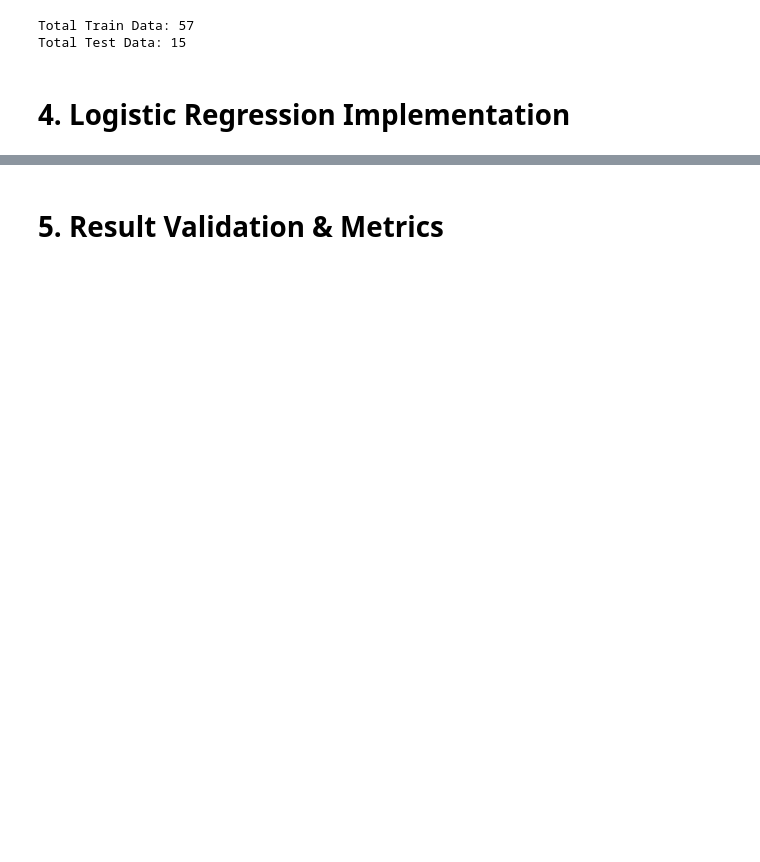
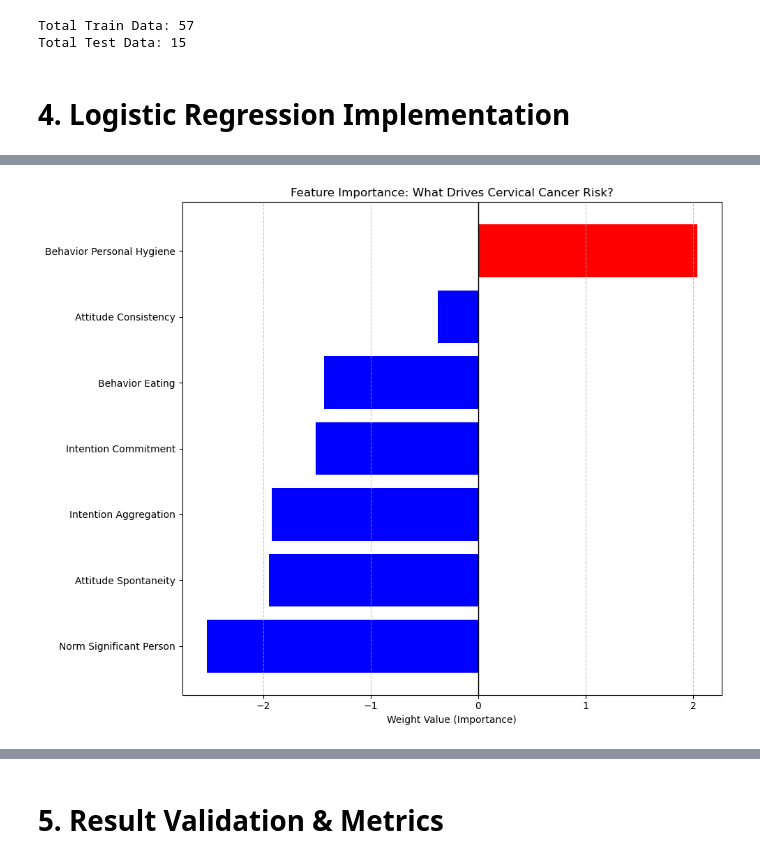
Before and after one commit to AkioAfif/ML-Cervical-Cancer-Prediction, a Jupyter notebook: Cervical_Cancer_Prediction.ipynb, the cells around one changed output, grey strips where cells are left out. Saved outputs shown, nothing was run; the diff lists cells and outputs as text; code cells hidden in the pictures; blank space fills up the shorter version.

```diff
--- a/Cervical_Cancer_Prediction.ipynb
+++ b/Cervical_Cancer_Prediction.ipynb
@@ -93,9 +125,9 @@ dtype: int64
 # %%
 # Data Splitting (Training 80% & Testing 20%)
-X_array = X_normalized.values
+X_array = X_pruned.values
 y_array = y.values
 
-np.random.seed(42)
+np.random.seed(52)
 shuffled_indices = np.random.permutation(len(X_array))
 X_shuffled = X_array[shuffled_indices]
 y_shuffled = y_array[shuffled_indices]
@@ -114,7 +146,7 @@ Total Test Data: 15
 # 4. Logistic Regression Implementation
 # %%
 class CustomLogisticRegression:
-    def __init__(self, learning_rate=0.01, epochs=1000):
+    def __init__(self, learning_rate=0.1, epochs=1000):
         self.learning_rate = learning_rate
         self.epochs = epochs
         self.weights = None
@@ -124,6 +156,7 @@ class CustomLogisticRegression:
     def sigmoid(self, z):
         z = np.clip(z, -250, 250)
         return 1 / (1 + np.exp(-z))
+
 
     def fit(self, X, y):
         n_samples, n_features = X.shape
@@ -158,19 +191,97 @@ class CustomLogisticRegression:
         linear_model = np.dot(X, self.weights) + self.bias
         return self.sigmoid(linear_model)
 
+    import math
+
+    def compute_loss(y_true, y_pred_probs):
+        n = len(y_true)
+        epsilon = 1e-15 # Biar nggak error log(0)
+        loss = 0
+        for i in range(n):
+            # Rumus Binary Cross-Entropy
+            p = max(epsilon, min(1 - epsilon, y_pred_probs[i]))
+            loss += -(y_true[i] * np.log(p) + (1 - y_true[i]) * np.log(1 - p))
+        return loss / n
+
     def predict(self, X, threshold=0.5):
         y_predicted = self.predict_probabilities(X)
         return np.array([1 if i > threshold else 0 for i in y_predicted])
 # %%
 # Training Model
-model = CustomLogisticRegression(learning_rate=0.1, epochs=2000)
+# --- Kodingan Versi Bersih ---
 
+model = CustomLogisticRegression(learning_rate=0.1, epochs=1000)
+
+# Cukup panggil fit SATU KALI
 model.fit(X_train, y_train)
 
+# Ambil hasil prediksi
 y_pred = model.predict(X_test)
 
+# Ambil history loss dari dalam model untuk di-plot
+history_loss = model.loss_history
+
+print("Training Process Finished")
 print("Training Process Finished ")
 print("Model Guess Result on Testing Data:", y_pred)
 print("Original Answer from Testing Data  :", y_test)
+print("Model loss history (every 100 epochs):", model.loss_history)
+feature_names = ["Behavior Eating", "Behavior Personal Hygiene", "Intention Aggregation",
+    "Intention Commitment", "Attitude Consistency", "Attitude Spontaneity",
+    "Norm Significant Person", "Norm Fulfillment", "Perception Vulnerability",
+    "Perception Severity", "Motivation Strength", "Motivation Willingness",
+    "Social Support Emotionality", "Social Support Appreciation",
+    "Social Support Instrumental", "Empowerment Knowledge",
+    "Empowerment Abilities", "Empowerment Desires"] # Sesuaikan urutannya
+for name, w in zip(feature_names, model.weights):
+    print(f"{name}: {w:.4f}")
+
+# 1. Gabungkan nama fitur dengan bobotnya
+feature_importance = list(zip(feature_names, model.weights))
+
+# 2. Urutkan berdasarkan nilai bobot (dari terkecil ke terbesar)
+feature_importance.sort(key=lambda x: x[1])
+
+names = [f[0] for f in feature_importance]
+weights = [f[1] for f in feature_importance]
+
+# 3. Plotting Horizontal Bar Chart
+plt.figure(figsize=(10, 8))
+colors = ['red' if w > 0 else 'blue' for w in weights] # Merah buat risiko, Biru buat pelindung
+plt.barh(names, weights, color=colors)
+
+plt.axvline(x=0, color='black', linestyle='-', linewidth=1) # Garis tengah
+plt.xlabel('Weight Value (Importance)')
+plt.title('Feature Importance: What Drives Cervical Cancer Risk?')
+plt.grid(axis='x', linestyle='--', alpha=0.7)
+
+plt.tight_layout()
+plt.show()
+
+#Plotting
+z_values = []
+probabilities = []
+
+for i in range(len(X_test)):
+    # Hitung z = w.x + b
+    z = sum(X_test[i][j] * model.weights[j] for j in range(len(model.weights))) + model.bias
+    z_values.append(z)
+    probabilities.append(1 / (1 + np.exp(-z)))
+
+x_curve = np.linspace(min(z_values)-2, max(z_values)+2, 100)
+y_curve = [1 / (1 + np.exp(-val)) for val in x_curve]
+
+# 3. Plotting
+plt.figure(figsize=(10, 6))
+plt.plot(x_curve, y_curve, color='red', label='Sigmoid Curve') # Garis merah
+plt.scatter(z_values, probabilities, c=y_test, cmap='bwr', edgecolor='k', label='Patients') # Titik pasien
+
+plt.axhline(y=0.5, color='green', linestyle='--', label='Threshold (0.5)')
+plt.xlabel('Logit (z)')
+plt.ylabel('Probability of Cancer')
+plt.title('Sigmoid Plot: Cervical Cancer Risk')
+plt.legend()
+plt.grid(True)
+plt.show()
 # %% [output]
 Training Process Finished
@@ -178,0 +299 @@ Original Answer from Testing Data  : [0. 0. 0. 0. 0. 0. 1. 0. 0. 1. 0. 1. 0. 1.
+[figure, added]
```
Also changed, not shown: parts of 4 cells of this notebook.
